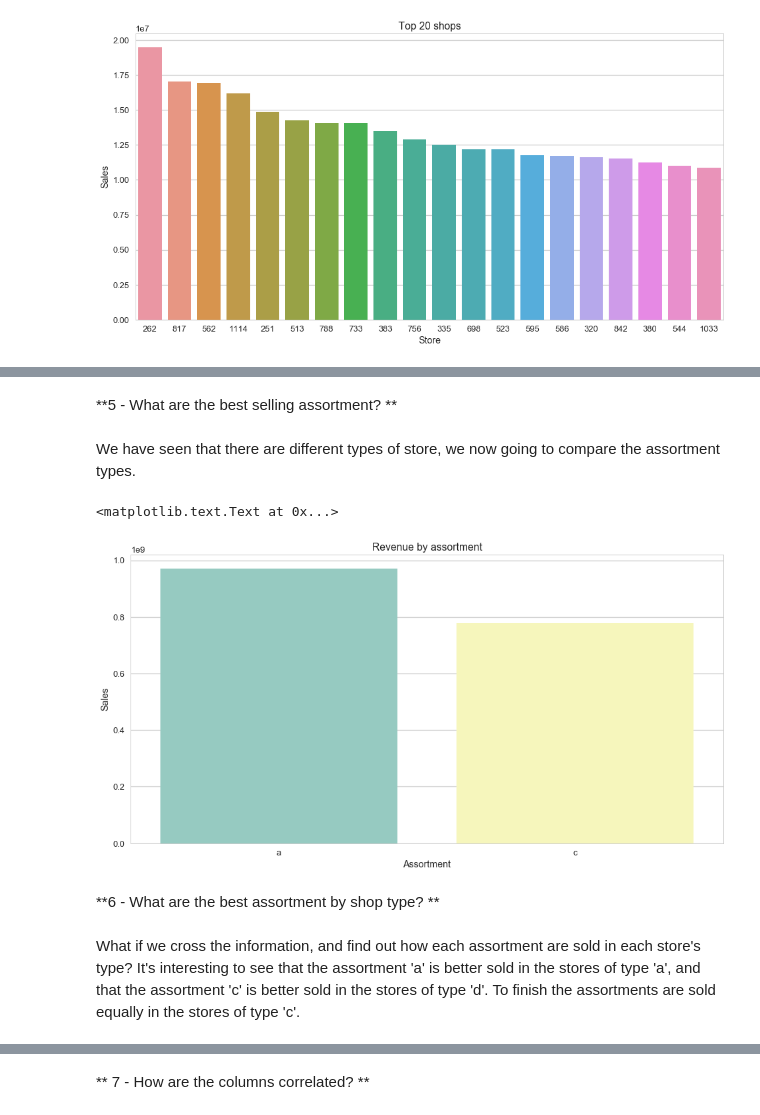
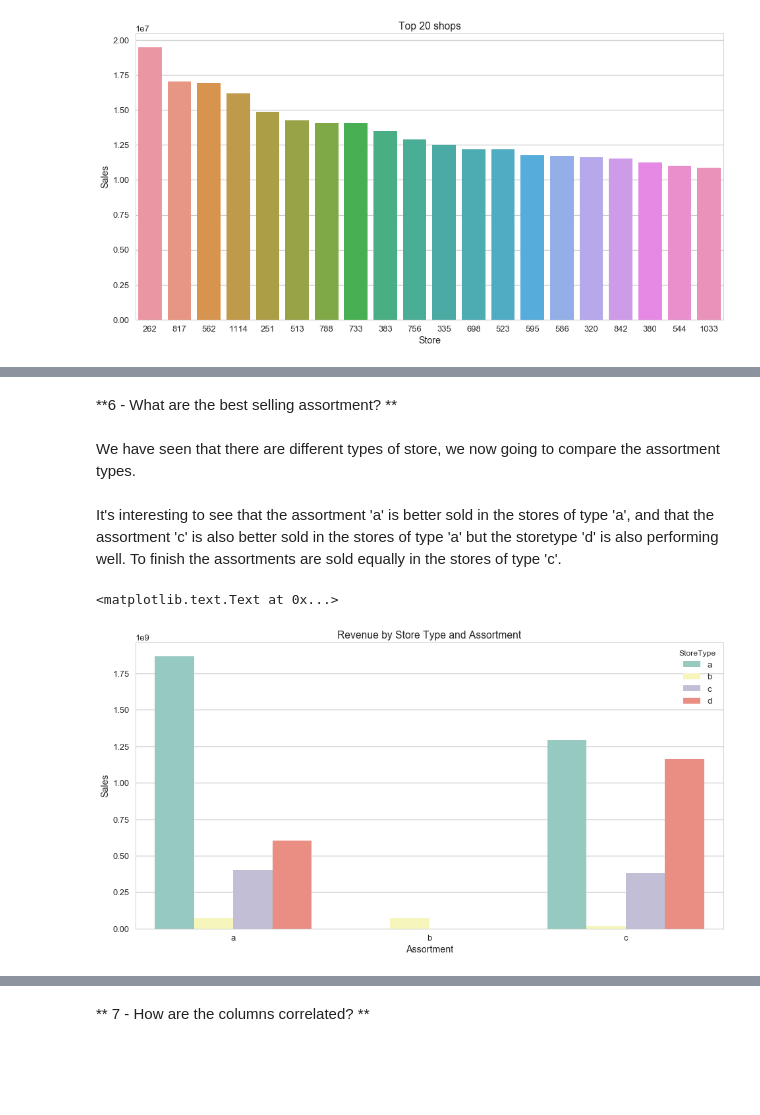
Before and after one commit to BambyG/Rossmann-sales-analysis, a Jupyter notebook: final_presentation_rossmann.ipynb, the cells around one changed output, grey strips where cells are left out. Cells and saved outputs as stored; diff of their text form; code cells hidden in the pictures; blank space fills up the shorter version.

```diff
--- a/final_presentation_rossmann.ipynb
+++ b/final_presentation_rossmann.ipynb
@@ -178,2 +180,0 @@ From this matrix we can confirm that the missing columns are linked together hav
-# %%
-store = store.dropna(axis=0)
@@ -195,0 +205,4 @@ dtype: int64
+# %%
+store['CompetitionDistance'].fillna(store['CompetitionDistance'].median(), inplace = True)
+store.fillna(0, inplace = True)
+#store = store.dropna(axis=0)
@@ -258,4 +287,15 @@ look_up = {1: 'Jan', 2: 'Feb', 3: 'Mrch', 4: 'April', 5: 'May',
             6: 'Jun', 7: 'Jul', 8: 'Aug', 9: 'Sep', 10: 'Oct',11:'Nov',12: 'Dec'}
 
 train['Monthofyear']  = train['Month'].apply(lambda x: look_up[x])
+
+
+def dayofweeksplit(x):
+    if x in [1,2,3,4,5]:
+        return 'Weekdays'
+    else:
+        return 'Weekends'
+
+train['DayOfWeekCat'] = train['DayOfWeek'].apply(dayofweeksplit)
+
+train['AOV'] = train['Sales']/train['Customers']
 # %% [markdown]
@@ -280,4 +319,6 @@ To start we need to work on the 'train' data frame grouping each row by store nu
 trainsumbystore = train.groupby('Store').sum().reset_index()
 
 #Merge the two datasets
-mergedtable = pd.merge(trainsumbystore, store, on='Store')
+#mergedtable = pd.merge(trainsumbystore, store, on='Store')
+mergedtable = pd.merge(train, store, how = 'inner', on = 'Store')
+mergedtable.head()
@@ -536,18 +645,20 @@ This is the format of your plot grid:
 # %% [markdown]
-**5 -  What are the best selling assortment? **
+**6 -  What are the best selling assortment? **
 # %% [markdown]
 We have seen that there are different types of store, we now going to compare the assortment types.
+# %% [markdown]
+It's interesting to see that the assortment 'a' is better sold in the stores of type 'a', and that the assortment 'c' is also better sold in the stores of type 'a' but the storetype 'd' is also performing well. To finish the assortments are sold equally in the stores of type 'c'.
 # %%
-salesassortment= mergedtable[['Assortment', 'Sales']]
-salesassortment= salesassortment.groupby('Assortment').sum().sort_values(by='Sales',ascending=False)
-salesassortment= salesassortment.reset_index()
+salesassortment= mergedtable[['StoreType','Assortment', 'Sales']]
+salesassortment= salesassortment.groupby(['StoreType','Assortment']).sum().sort_values(by='Sales',ascending=False).reset_index()
+
+a = salesassortment[salesassortment['StoreType']=='a']
+b = salesassortment[salesassortment['StoreType']=='b']
+c = salesassortment[salesassortment['StoreType']=='c']
+d = salesassortment[salesassortment['StoreType']=='d']
 
 plt.figure(figsize = (16,8))
-sns.barplot(x='Assortment', y='Sales', data=salesassortment).set_title('Revenue by assortment')
+sns.barplot(x='Assortment', y='Sales', data=salesassortment, hue='StoreType').set_title('Revenue by Store Type and Assortment')
 # %% [output]
 <matplotlib.text.Text at 0x...>
-[figure, old version]
+[figure, new version]
-# %% [markdown]
-**6 - What are the best assortment by shop type? **
-# %% [markdown]
-What if we cross the information, and find out how each assortment are sold in each store's type?  It's interesting to see that the assortment 'a' is better sold in the stores of type 'a', and that the assortment 'c' is better sold in the stores of type 'd'. To finish the assortments are sold equally in the stores of type 'c'.
```
Also changed, not shown: parts of 85 cells of this notebook, 3 other files.
